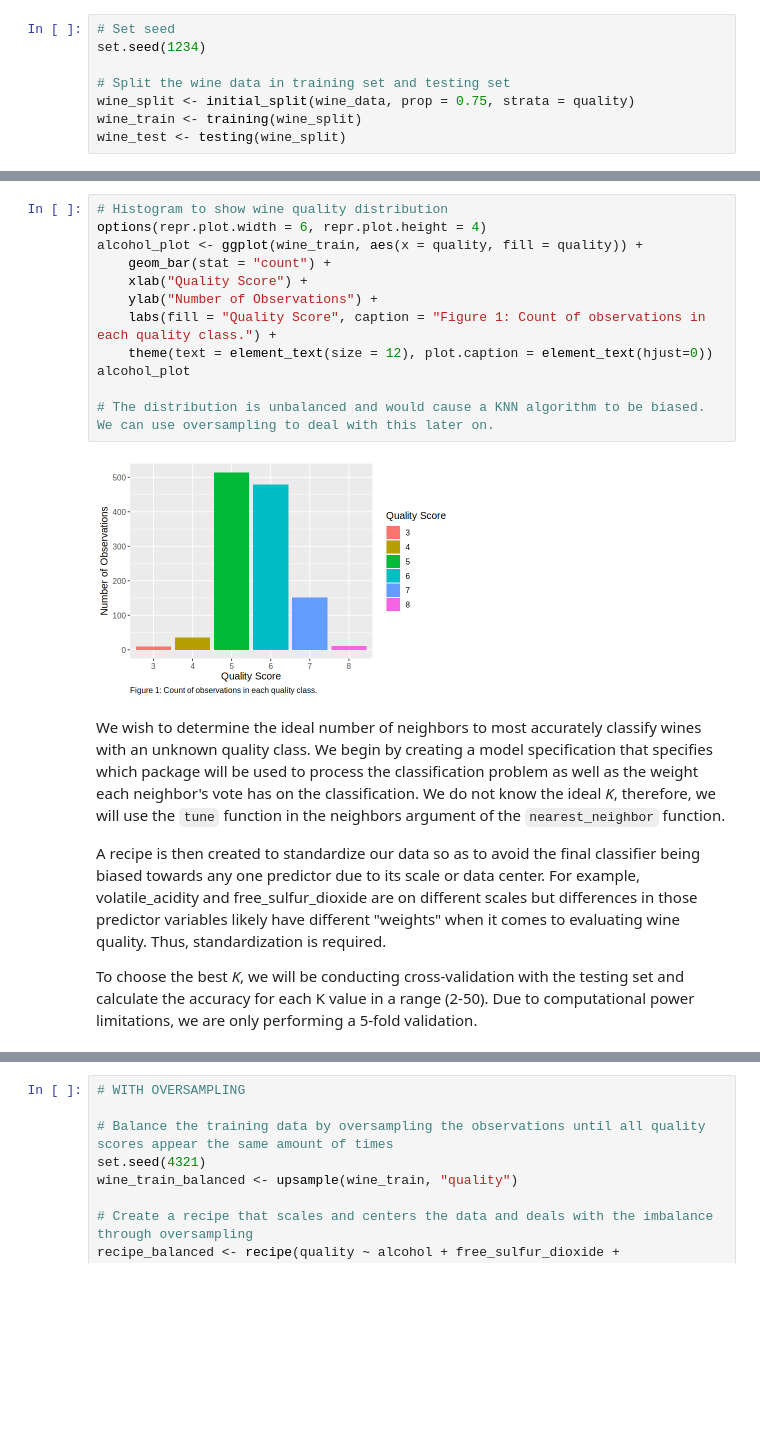
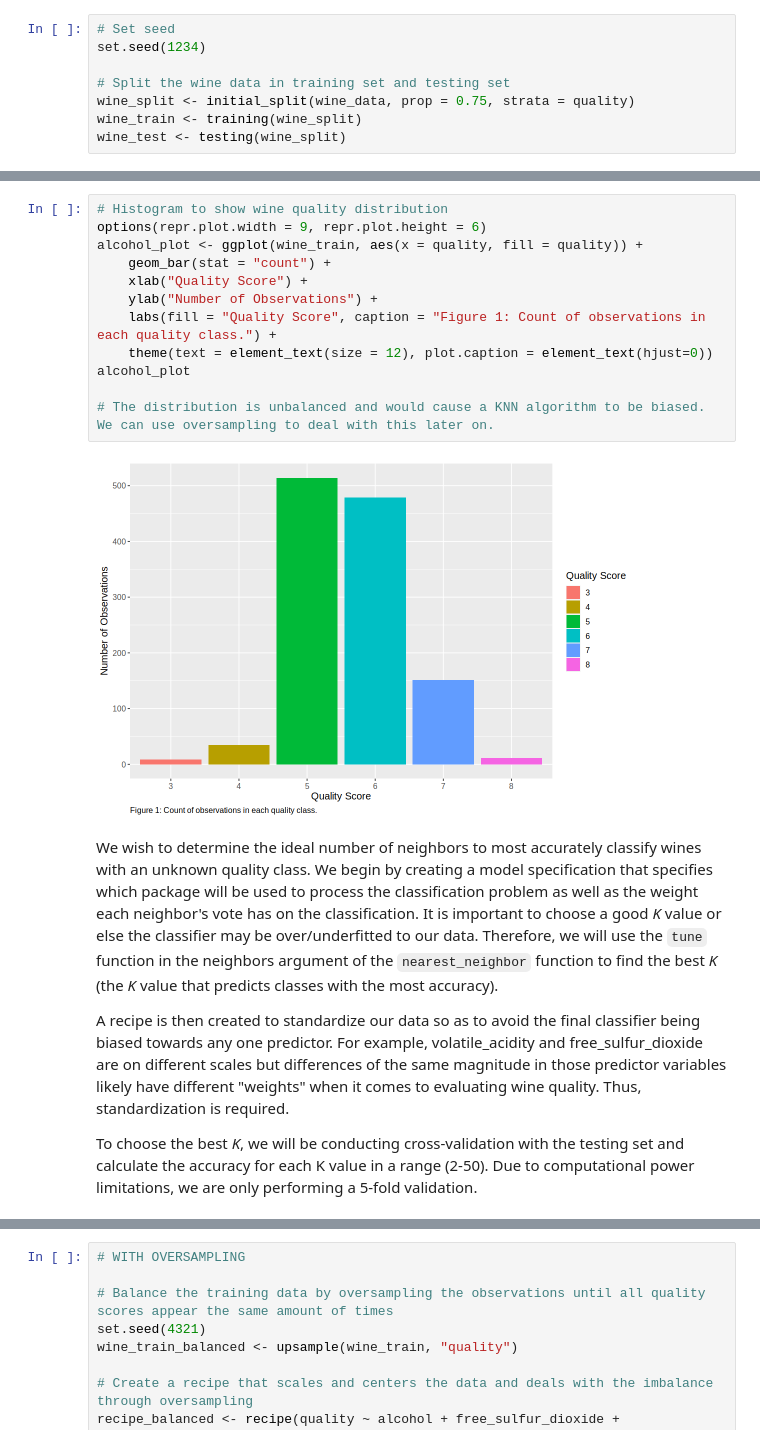
Before and after one commit to rahim620/DSCI100-PROJECT-FALL23, a Jupyter notebook: wine_quality.ipynb, the cells around one changed output, grey strips where cells are left out. Cells and saved outputs as stored; diff of their text form; blank space fills up the shorter version.

Commit message:
Added table/figure numbers to everything, made some minor grammar changes

```diff
--- a/wine_quality.ipynb
+++ b/wine_quality.ipynb
@@ -113,22 +115,22 @@ A tibble: 6 × 5
 Shiny tags cannot be represented in plain text (need html)
 # %%
 # Histogram to show wine quality distribution
-options(repr.plot.width = 6, repr.plot.height = 4)
+options(repr.plot.width = 9, repr.plot.height = 6)
 alcohol_plot <- ggplot(wine_train, aes(x = quality, fill = quality)) +
     geom_bar(stat = "count") +
     xlab("Quality Score") +
     ylab("Number of Observations") +
     labs(fill = "Quality Score", caption = "Figure 1: Count of observations in each quality class.") +
     theme(text = element_text(size = 12), plot.caption = element_text(hjust=0))
 alcohol_plot
 
 # The distribution is unbalanced and would cause a KNN algorithm to be biased. We can use oversampling to deal with this later on.
 # %% [output]
-[figure, old version]
+[figure, new version]
 # %% [markdown]
-We wish to determine the ideal number of neighbors to most accurately classify wines with an unknown quality class. We begin by creating a model specification that specifies which package will be used to process the classification problem as well as the weight each neighbor's vote has on the classification. We do not know the ideal *K*, therefore, we will use the `tune` function in the neighbors argument of the `nearest_neighbor` function.
+We wish to determine the ideal number of neighbors to most accurately classify wines with an unknown quality class. We begin by creating a model specification that specifies which package will be used to process the classification problem as well as the weight each neighbor's vote has on the classification. It is important to choose a good *K* value or else the classifier may be over/underfitted to our data. Therefore, we will use the `tune` function in the neighbors argument of the `nearest_neighbor` function to find the best *K* (the *K* value that predicts classes with the most accuracy).
 
-A recipe is then created to standardize our data so as to avoid the final classifier being biased towards any one predictor due to its scale or data center. For example, volatile_acidity and free_sulfur_dioxide are on different scales but differences in those predictor variables likely have different "weights" when it comes to evaluating wine quality. Thus, standardization is required.
+A recipe is then created to standardize our data so as to avoid the final classifier being biased towards any one predictor. For example, volatile_acidity and free_sulfur_dioxide are on different scales but differences of the same magnitude in those predictor variables likely have different "weights" when it comes to evaluating wine quality. Thus, standardization is required.
 
 To choose the best *K*, we will be conducting cross-validation with the testing set and calculate the accuracy for each K value in a range (2-50). Due to computational power limitations, we are only performing a 5-fold validation.
 # %%
```
Also changed, not shown: parts of 21 cells of this notebook.
